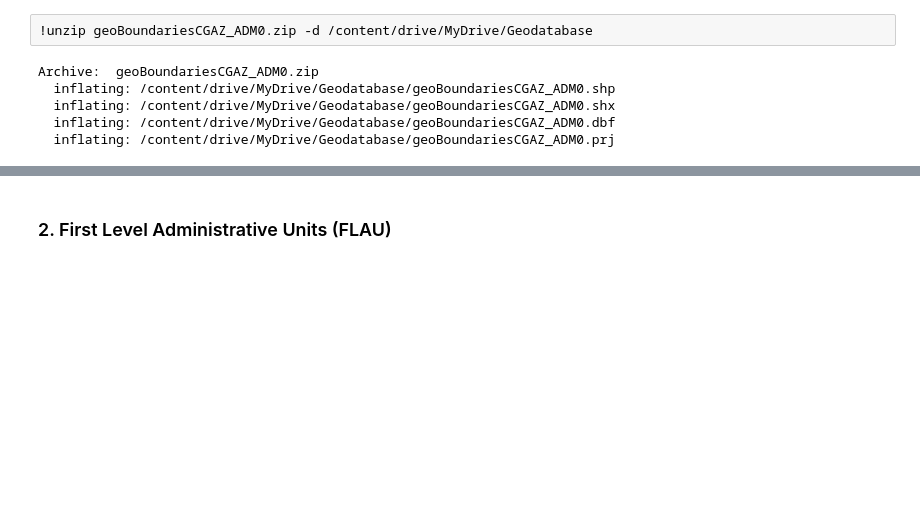
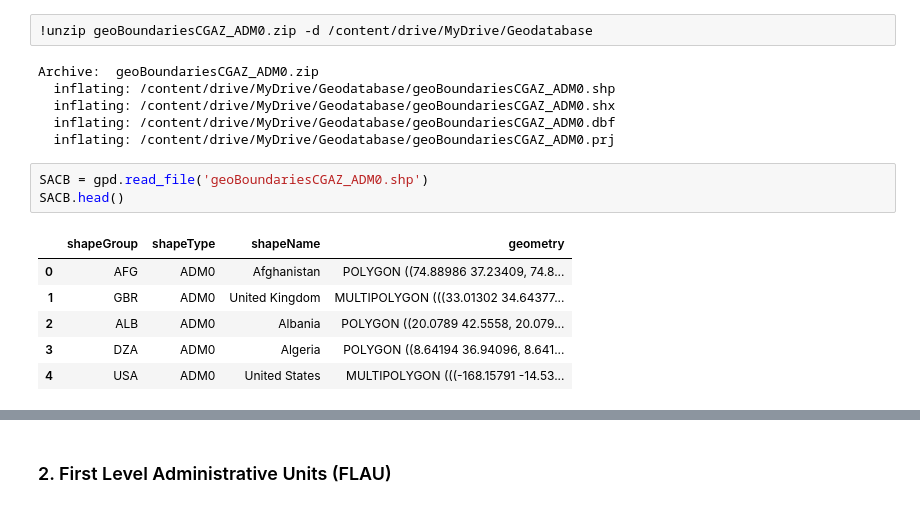
Before and after one commit to CarlosMendez1997Col/GeoDatabases-And-Cloud-Computing-For-Water-Resources-Management, a Jupyter notebook: 1-Creation Geodatabase/Download_and_Geoprocessing_Databases_in_Google_Colab.ipynb, the cells around one changed output, grey strips where cells are left out. Drawn from its saved outputs; the diff is of its cells as text; blank space fills up the shorter version.

```diff
--- a/1-Creation Geodatabase/Download_and_Geoprocessing_Databases_in_Google_Colab.ipynb
+++ b/1-Creation Geodatabase/Download_and_Geoprocessing_Databases_in_Google_Colab.ipynb
@@ -127,3 +144,13 @@ Archive:  geoBoundariesCGAZ_ADM0.zip
   inflating: /content/drive/MyDrive/Geodatabase/geoBoundariesCGAZ_ADM0.shx
   inflating: /content/drive/MyDrive/Geodatabase/geoBoundariesCGAZ_ADM0.dbf
   inflating: /content/drive/MyDrive/Geodatabase/geoBoundariesCGAZ_ADM0.prj
+# %%
+SACB = gpd.read_file('geoBoundariesCGAZ_ADM0.shp')
+SACB.head()
+# %% [output]
+|  | shapeGroup | shapeType | shapeName | geometry |
+| 0 | AFG | ADM0 | Afghanistan | POLYGON ((74.88986 37.23409, 74.8... |
+| 1 | GBR | ADM0 | United Kingdom | MULTIPOLYGON (((33.01302 34.64377... |
+| 2 | ALB | ADM0 | Albania | POLYGON ((20.0789 42.5558, 20.079... |
+| 3 | DZA | ADM0 | Algeria | POLYGON ((8.64194 36.94096, 8.641... |
+| 4 | USA | ADM0 | United States | MULTIPOLYGON (((-168.15791 -14.53... |
```
Also changed, not shown: parts of 10 cells of this notebook.
